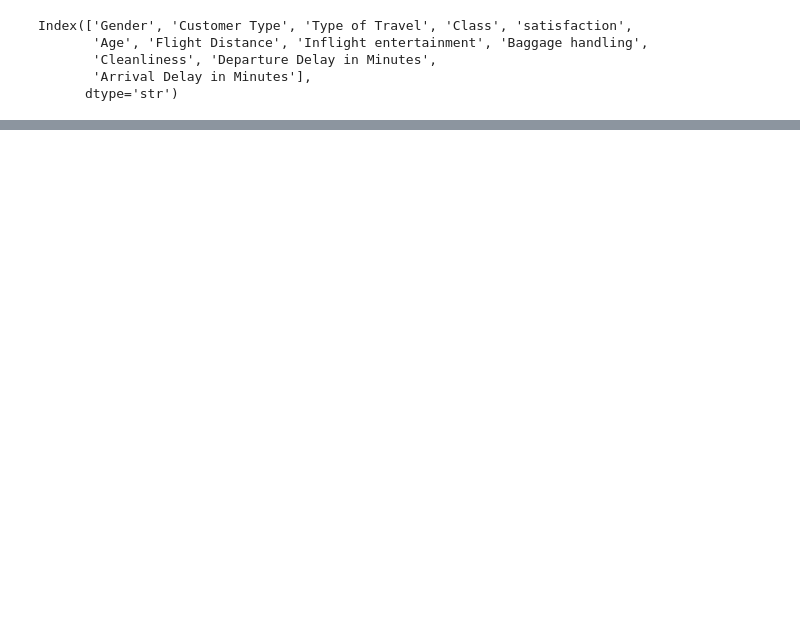
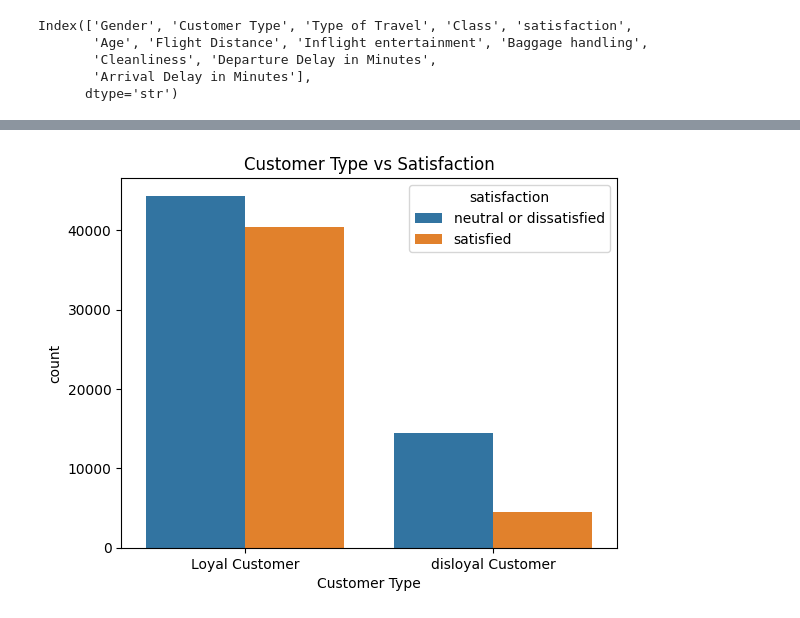
Before and after one commit to garimaagarwal2702/SITP-12-Th-may-, a Jupyter notebook: python/projects/Project3.ipynb, the cells around one changed output, grey strips where cells are left out. Cells and saved outputs as stored; diff of their text form; code cells hidden in the pictures; blank space fills up the shorter version.

```diff
--- a/python/projects/Project3.ipynb
+++ b/python/projects/Project3.ipynb
@@ -317,0 +290,6 @@ plt.show()
+# %%
+sns.countplot(x = "Customer Type",hue = "satisfaction",data = df)
+plt.title("Customer Type vs Satisfaction")
+plt.show()
+# %% [output]
+[figure, added]
```
Also changed, not shown: parts of 13 cells of this notebook, 3 other files.
